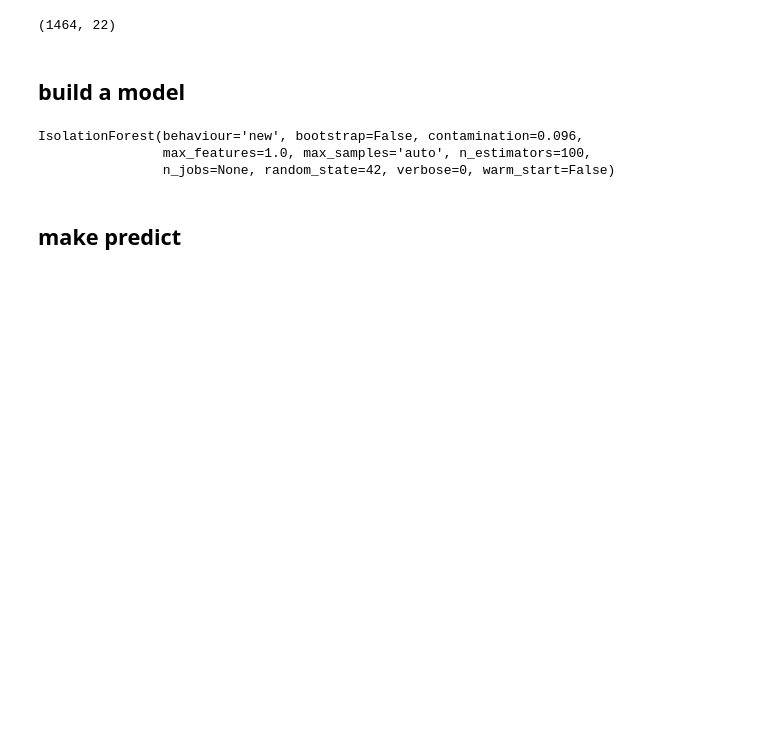
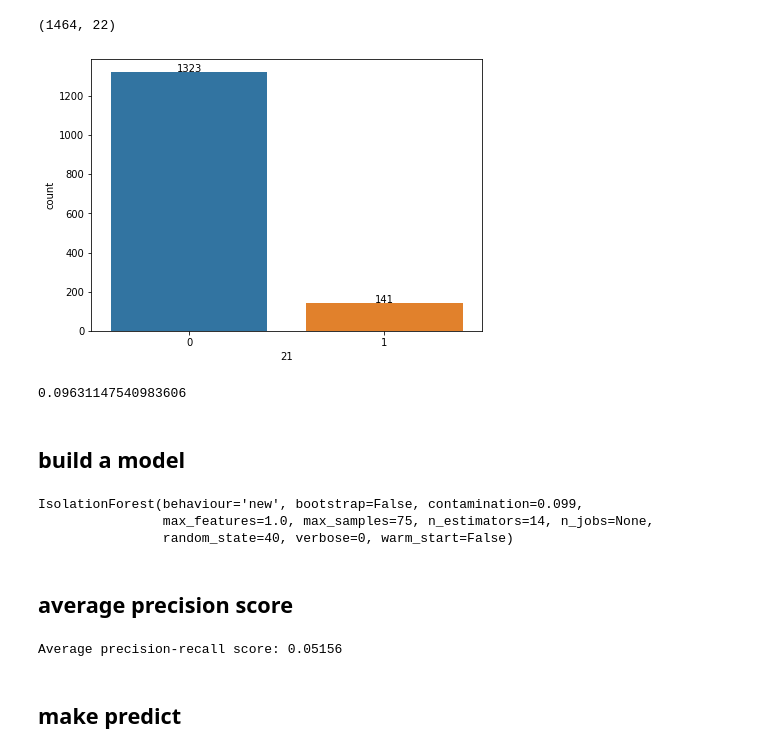
Before and after one commit to ahsanMah/COMP562_Project, a Jupyter notebook: Isolation_Forest.ipynb, the cells around one changed output. Saved outputs shown, nothing was run; the diff lists cells and outputs as text; code cells hidden in the pictures; blank space fills up the shorter version.

```diff
--- a/Isolation_Forest.ipynb
+++ b/Isolation_Forest.ipynb
@@ -91,10 +160,22 @@ test_label = cardio_test.iloc[:,-1]
 cardio_train.shape
 # %% [output]
 (1464, 22)
+# %%
+plt.figure(figsize=(7,5))
+fig = sns.countplot(x="21", data=cardio_train)
+for p in fig.patches:
+    height = p.get_height()
+    fig.text(p.get_x()+p.get_width()/2., height + 0.5,height ,ha="center")
+# %% [output]
+[figure, added]
+# %%
+141/(141+1323)
+# %% [output]
+0.09631147540983606
 # %% [markdown]
 ## build a model
 # %%
-IF_model = IsolationForest(max_samples="auto",random_state=42,contamination=0.096, behaviour='new')
+IF_model = IsolationForest(n_estimators=14,max_features=1.0,max_samples=75,random_state=40,contamination=0.099, behaviour='new')
 # param_grid = {'n_estimators': list(range(100, 800, 5)),
 #               'max_samples': list(range(100, 500, 5)),
 #               'contamination': [0.1, 0.2, 0.3, 0.4, 0.5],
@@ -103,9 +184,19 @@ IF_model = IsolationForest(max_samples="auto",random_state=42,contamination=0.09
 # IF_model = GridSearchCV(IF_model, param_grid ,scoring='average_precision', cv=5)
 IF_model.fit(train_data,train_label)
 # %% [output]
-IsolationForest(behaviour='new', bootstrap=False, contamination=0.096,
-                max_features=1.0, max_samples='auto', n_estimators=100,
-                n_jobs=None, random_state=42, verbose=0, warm_start=False)
+IsolationForest(behaviour='new', bootstrap=False, contamination=0.099,
+                max_features=1.0, max_samples=75, n_estimators=14, n_jobs=None,
+                random_state=40, verbose=0, warm_start=False)
+# %% [markdown]
+## average precision score
+# %%
+test_score=IF_model.decision_function(test_data)
+#print(test_score)
+average_precision = average_precision_score(test_label, test_score)
+print('Average precision-recall score: {0:0.5f}'.format(
+      average_precision))
+# %% [output]
+Average precision-recall score: 0.05156
 # %% [markdown]
 ## make predict
 # %%
```
Also changed, not shown: parts of 13 cells of this notebook, 2 other files.
